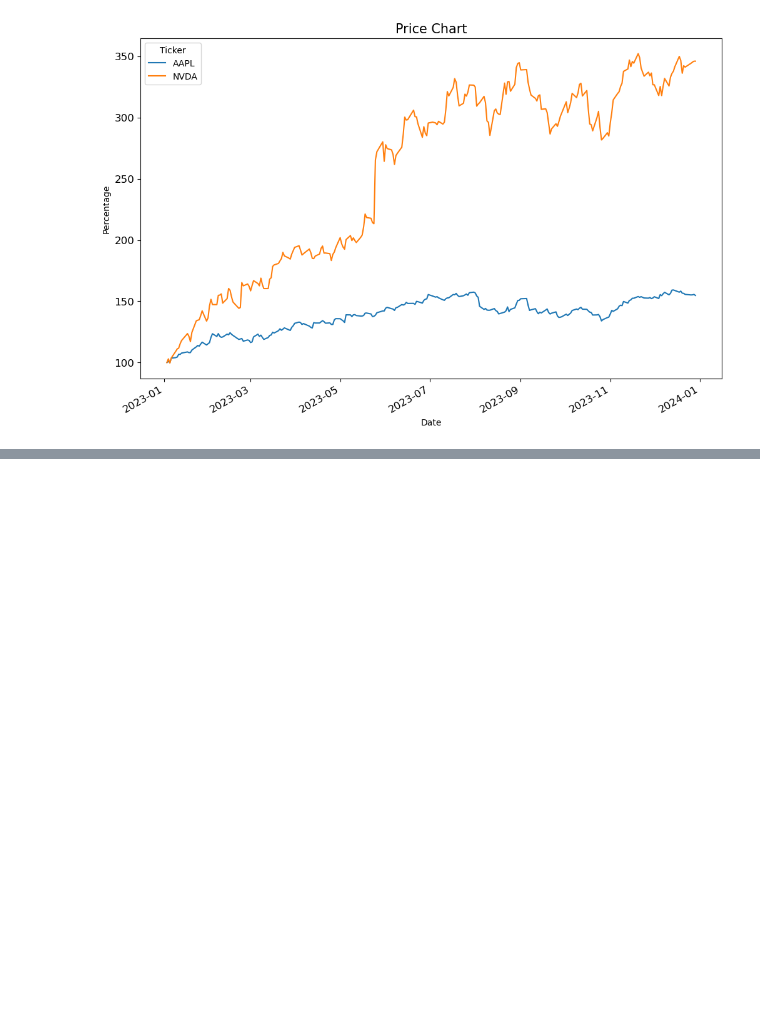
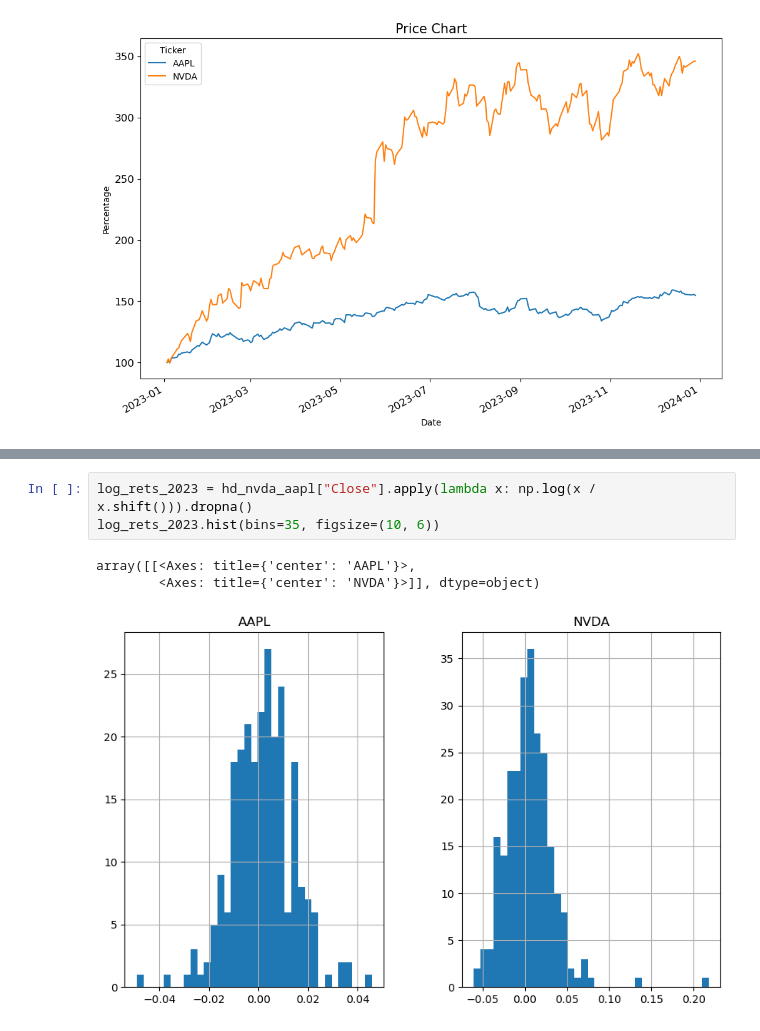
Before and after one commit to luigiselmi/finstat, a Jupyter notebook: yahoo_finance.ipynb, the cells around one changed output, grey strips where cells are left out. Saved outputs shown, nothing was run; the diff lists cells and outputs as text; blank space fills up the shorter version.

```diff
--- a/yahoo_finance.ipynb
+++ b/yahoo_finance.ipynb
@@ -202,0 +246,7 @@ plot_closing_prices(hd_nvda_aapl)
+# %%
+log_rets_2023 = hd_nvda_aapl["Close"].apply(lambda x: np.log(x / x.shift())).dropna()
+log_rets_2023.hist(bins=35, figsize=(10, 6))
+# %% [output]
+array([[<Axes: title={'center': 'AAPL'}>,
+        <Axes: title={'center': 'NVDA'}>]], dtype=object)
+[figure, added]
```
Also changed, not shown: parts of 6 cells of this notebook.
